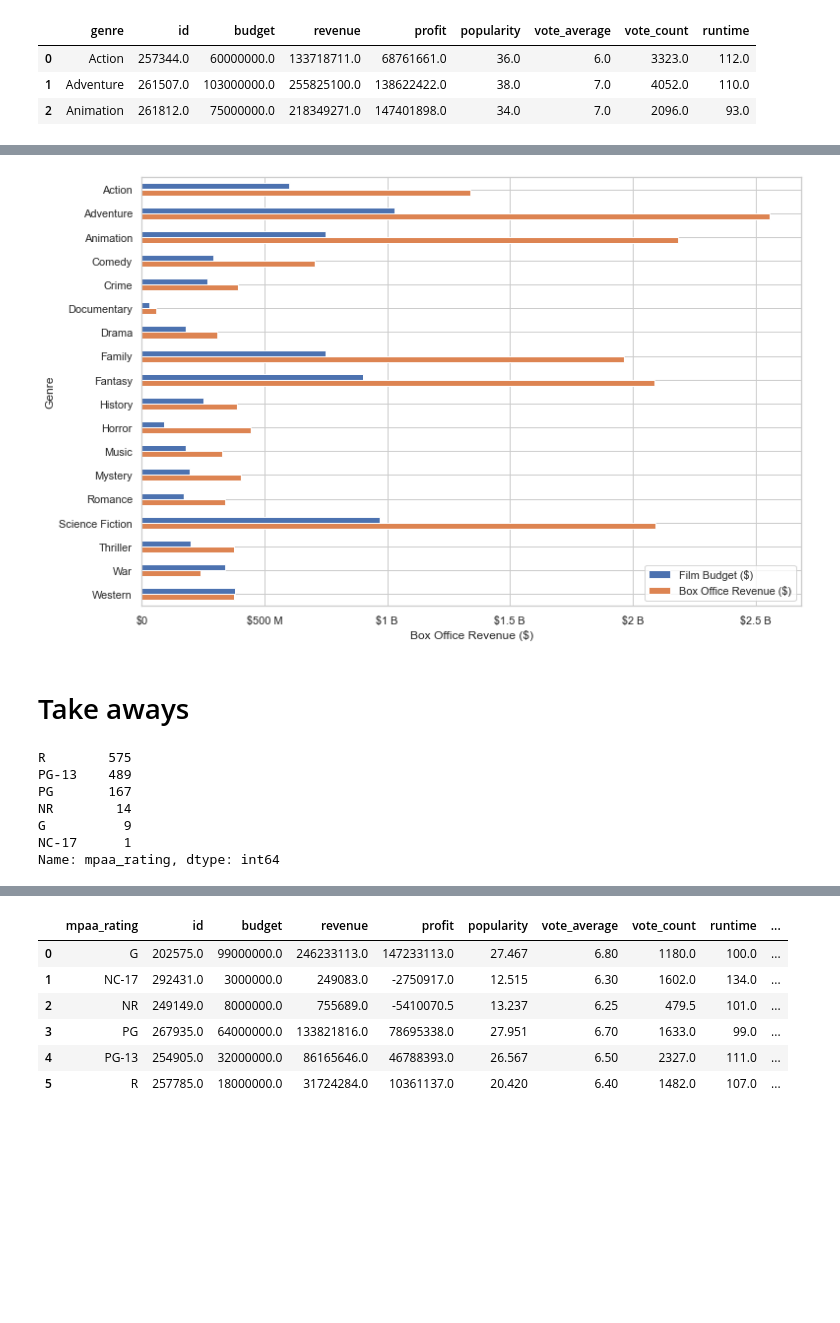
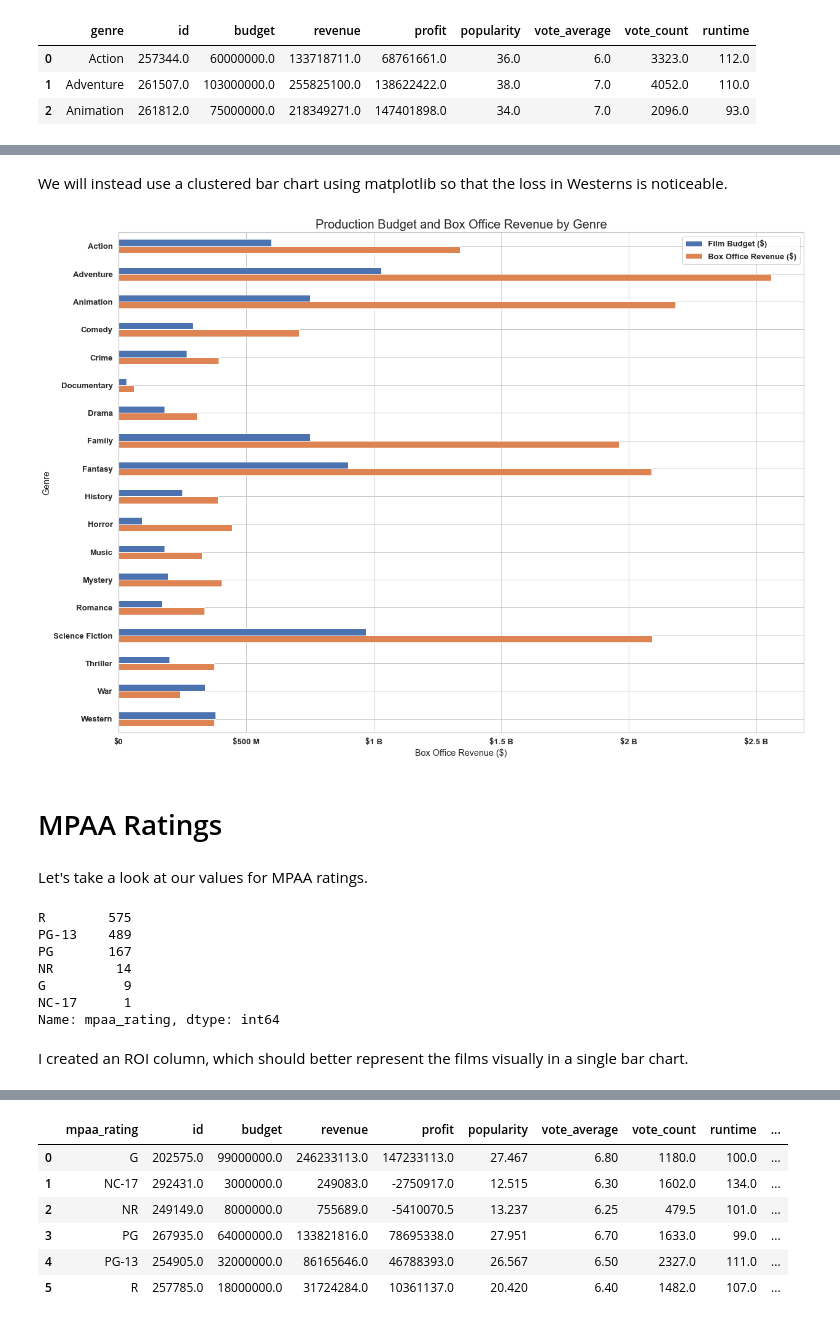
Before and after one commit to Drymander/dsc-phase-1-project, a Jupyter notebook: Final Notebook.ipynb, the cells around one changed output, grey strips where cells are left out. Saved outputs shown, nothing was run; the diff lists cells and outputs as text; code cells hidden in the pictures; blank space fills up the shorter version.

```diff
--- a/Final Notebook.ipynb
+++ b/Final Notebook.ipynb
@@ -132,7 +137,7 @@ Scrape is set to False.
 # %%
 #Importing via CSV to avoid large scrape
 
-df_full = pd.read_csv('2012-2019 FULL.csv')
+df_full = pd.read_csv('data/2012-2019 FULL.csv')
 
 df = df_full
 
@@ -224,23 +223,23 @@ Finally, we'll visualize our findings with a Seaborn regression model.  This wil
 # %%
 import seaborn as sns; sns.set_theme(color_codes=True)
 
+sns.set_context('talk')
 
-# plt.figure(figsize=(16, 6))
 g = sns.lmplot(x="budget", y="profit", data=df, hue="successful")
 
-g.fig.set_size_inches(15,15)
+g.fig.set_size_inches(20,15)
 
-g = g.set_axis_labels("Film Budget ($)", "Box Office Revenue ($)").set(xlim=(0, 420000000),
-    ylim=(-200000000, 2600000000),
+g = g.set_axis_labels("Film Budget ($)",
+    "Box Office Revenue ($)").set(xlim=(0, 400000000),
+    ylim=(-200000000, 2500000000),
     xticks=[0, 100000000, 200000000, 300000000, 400000000],
-    yticks=[0, 500000000, 1000000000, 1500000000, 2000000000, 2500000000])
+    yticks=[0, 500000000, 1000000000, 1500000000, 2000000000, 2500000000],
+    title='Production Budget & Box Office Revenue Regression')
 
 g.set_xticklabels(['$0', '$100 M', '$200 M','$300 M','$400 M'])
 g.set_yticklabels(['$0', '$500 M', '$1 B', '$1.5 B', '$2 B', '$2.5 B'])
 
-
-g._legend.set_title('Performance')
-
+g.legend.set_title(None)
 
 plt.show()
 # %% [output]
@@ -305,12 +306,14 @@ data = genre_median_df
 import seaborn as sns
 import matplotlib.pyplot as plt
 sns.set_theme(style="whitegrid")
-
+sns.set_context('notebook', font_scale=1.2)
 # Initialize the matplotlib figure
-f, ax = plt.subplots(figsize=(15, 6))
+f, ax = plt.subplots(figsize=(20, 15))
 
 # Plot the total crashes
 sns.set_color_codes("pastel")
+
+
 
 sns.barplot(x="revenue", y="genre", data=data,
             label="Total", color="b")
@@ -330,36 +333,31 @@ sns.despine(left=True, bottom=True)
+# %% [markdown]
+We will instead use a clustered bar chart using matplotlib so that the loss in Westerns is noticeable.
 # %%
 # https://www.delftstack.com/howto/matplotlib/pandas-plot-multiple-columns-on-bar-chart-matplotlib/
 # https://stackoverflow.com/questions/28371674/prevent-scientific-notation-in-matplotlib-pyplot#:~:text=If%20you%20want%20to%20disable,False%2C%20style%3D'plain')%20.
 import pandas as pd
 import matplotlib.pyplot as plt
 
-
 data = genre_median_df
-data.plot(x="genre", y=["budget", "revenue"], kind="barh",figsize=(12,8), legend='reverse')
+data.plot(x="genre", y=["budget", "revenue"], kind="barh",figsize=(20,15), legend='reverse')
 
 plt.legend((["Film Budget ($)", "Box Office Revenue ($)"]))
 ax = plt.gca()
 ax.set_xticks([0, 50000000, 100000000, 150000000, 200000000, 250000000])
 ax.set_xticklabels(['$0', '$500 M', '$1 B', '$1.5 B', '$2 B', '$2.5 B'])
-
+ax.set_title('Production Budget and Box Office Revenue by Genre', fontsize=20)
 plt.ylabel('Genre')
 plt.xlabel('Box Office Revenue ($)')
 
 ax.invert_yaxis()
 
-#     xticks=[0, 100000000, 200000000, 300000000, 400000000],
-#     yticks=[0, 500000000, 1000000000, 1500000000, 2000000000, 2500000000])
-
-# g.set_xticklabels(['$0', '$100 M', '$200 M','$300 M','$400 M'])
-# g.set_yticklabels(['$0', '$500 M', '$1 B', '$1.5 B', '$2 B', '$2.5 B'])
-
-# plt.ticklabel_format(style='plain', axis='x')
-
 plt.show()
 # %% [output]
-[figure, old version]
+[figure, new version]
-# %% [markdown]
-# Take aways
+# %% [markdown]
+# MPAA Ratings
+# %% [markdown]
+Let's take a look at our values for MPAA ratings.
 # %%
 df.head()
 
@@ -372,6 +370,8 @@ NR        14
 G          9
 NC-17      1
 Name: mpaa_rating, dtype: int64
+# %% [markdown]
+I created an ROI column, which should better represent the films visually in a single bar chart.
 # %%
 df['ROI'] = ((df['profit'] / df['budget']) * 100)
 
```
Also changed, not shown: parts of 25 cells of this notebook, 18 other files.
